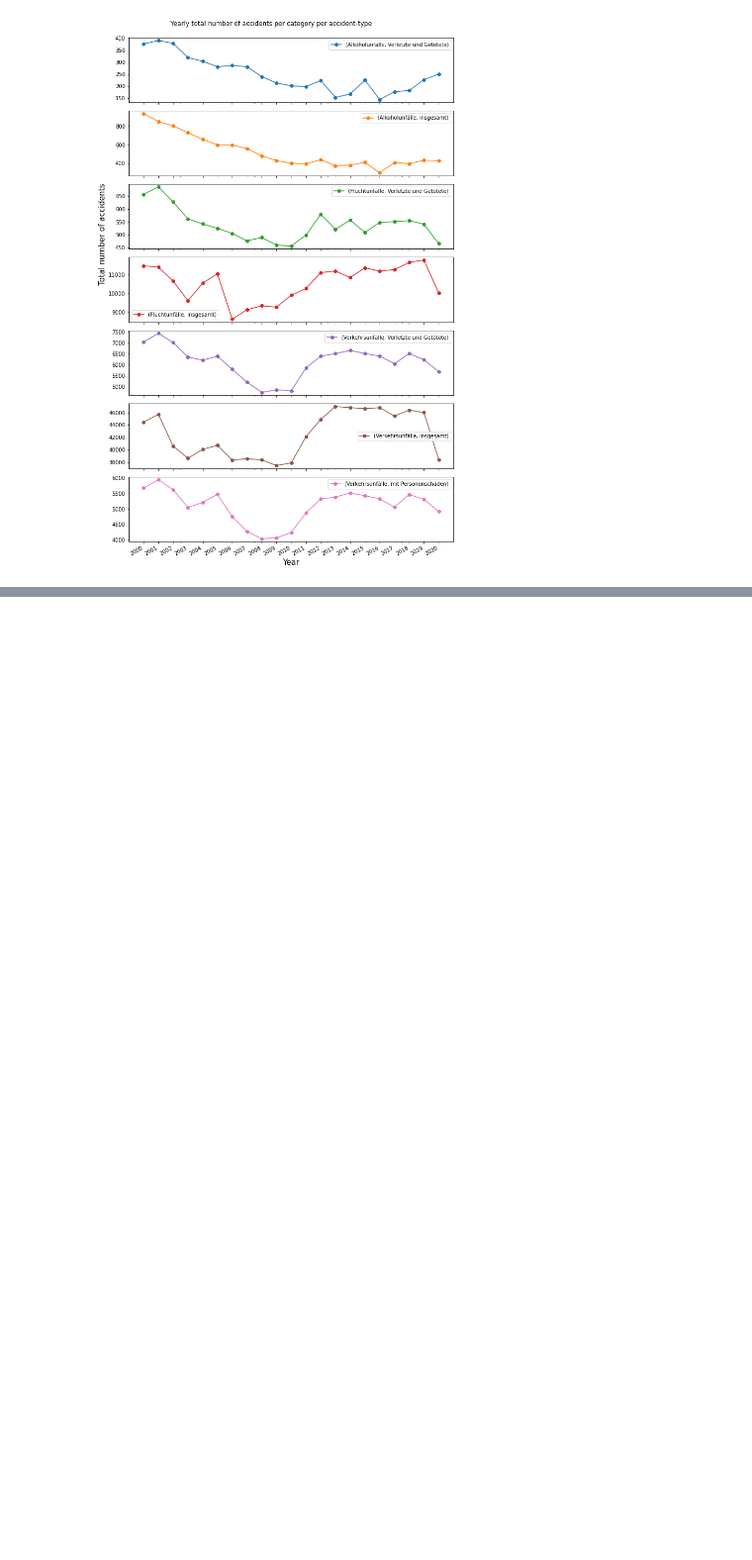
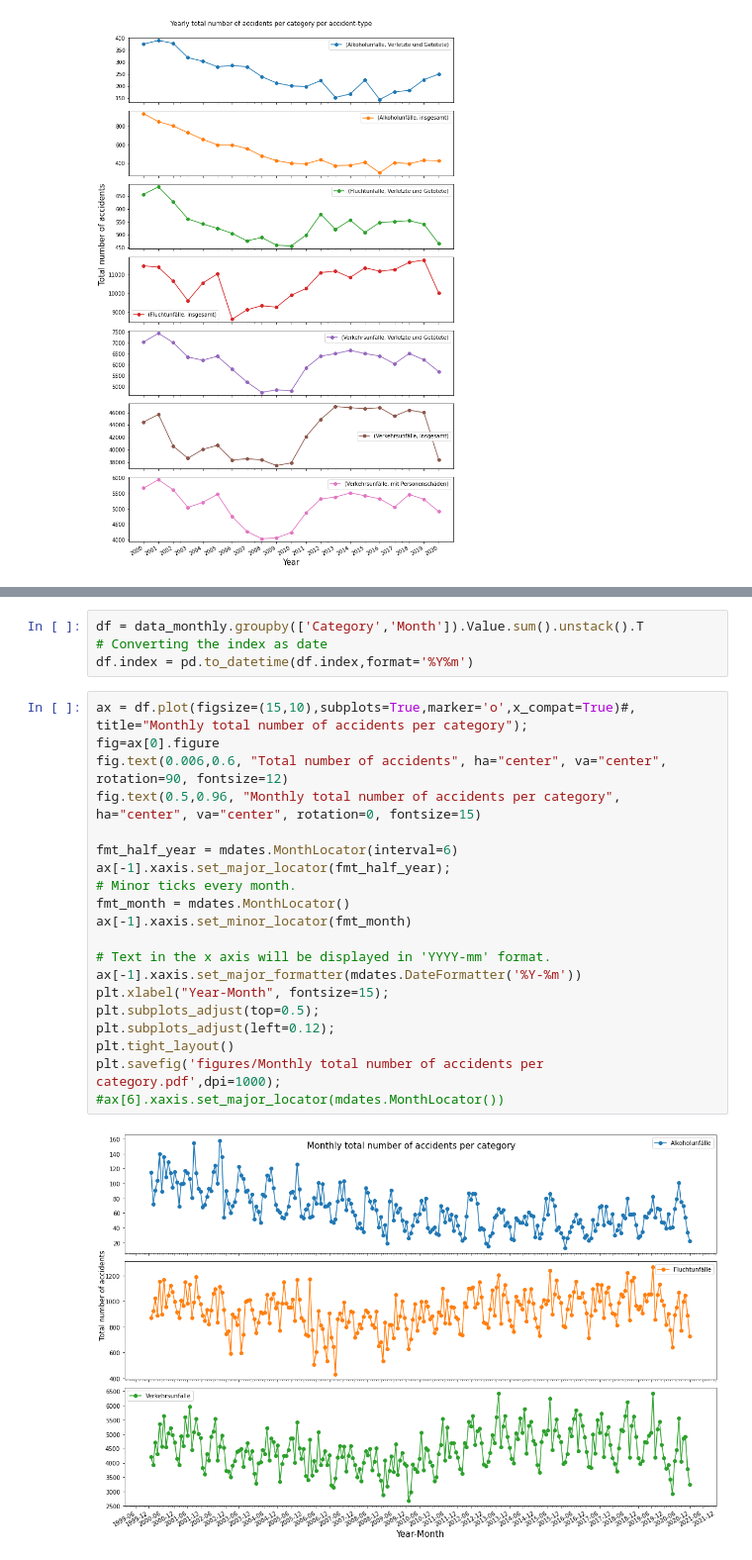
Before and after one commit to abhishekmshr956/DigitalProductSchool, a Jupyter notebook: Untitled.ipynb, the cells around one changed output, grey strips where cells are left out. Shown: that part at 99% size. Cells and saved outputs as stored; diff of their text form; blank space fills up the shorter version.

Commit message:
Monthly number of accidents figures added

```diff
--- a/Untitled.ipynb
+++ b/Untitled.ipynb
@@ -302,0 +188,26 @@ memory usage: 48.2+ KB
+# %%
+df = data_monthly.groupby(['Category','Month']).Value.sum().unstack().T
+# Converting the index as date
+df.index = pd.to_datetime(df.index,format='%Y%m')
+# %%
+ax = df.plot(figsize=(15,10),subplots=True,marker='o',x_compat=True)#, title="Monthly total number of accidents per category");
+fig=ax[0].figure
+fig.text(0.006,0.6, "Total number of accidents", ha="center", va="center", rotation=90, fontsize=12)
+fig.text(0.5,0.96, "Monthly total number of accidents per category", ha="center", va="center", rotation=0, fontsize=15)
+
+fmt_half_year = mdates.MonthLocator(interval=6)
+ax[-1].xaxis.set_major_locator(fmt_half_year);
+# Minor ticks every month.
+fmt_month = mdates.MonthLocator()
+ax[-1].xaxis.set_minor_locator(fmt_month)
+
+# Text in the x axis will be displayed in 'YYYY-mm' format.
+ax[-1].xaxis.set_major_formatter(mdates.DateFormatter('%Y-%m'))
+plt.xlabel("Year-Month", fontsize=15);
+plt.subplots_adjust(top=0.5);
+plt.subplots_adjust(left=0.12);
+plt.tight_layout()
+plt.savefig('figures/Monthly total number of accidents per category.pdf',dpi=1000);
+#ax[6].xaxis.set_major_locator(mdates.MonthLocator())
+# %% [output]
+[figure, added]
```
Also changed, not shown: parts of 20 cells of this notebook, 3 other files.
